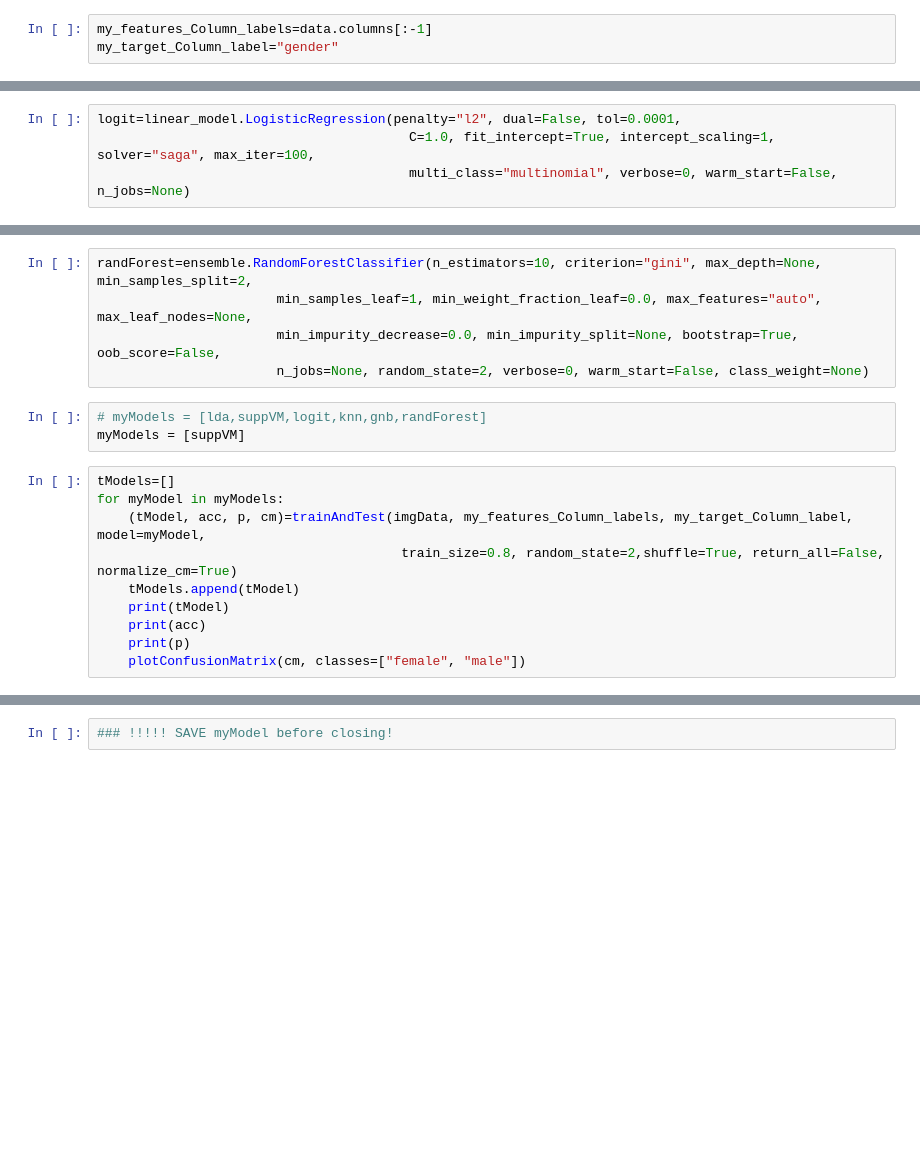
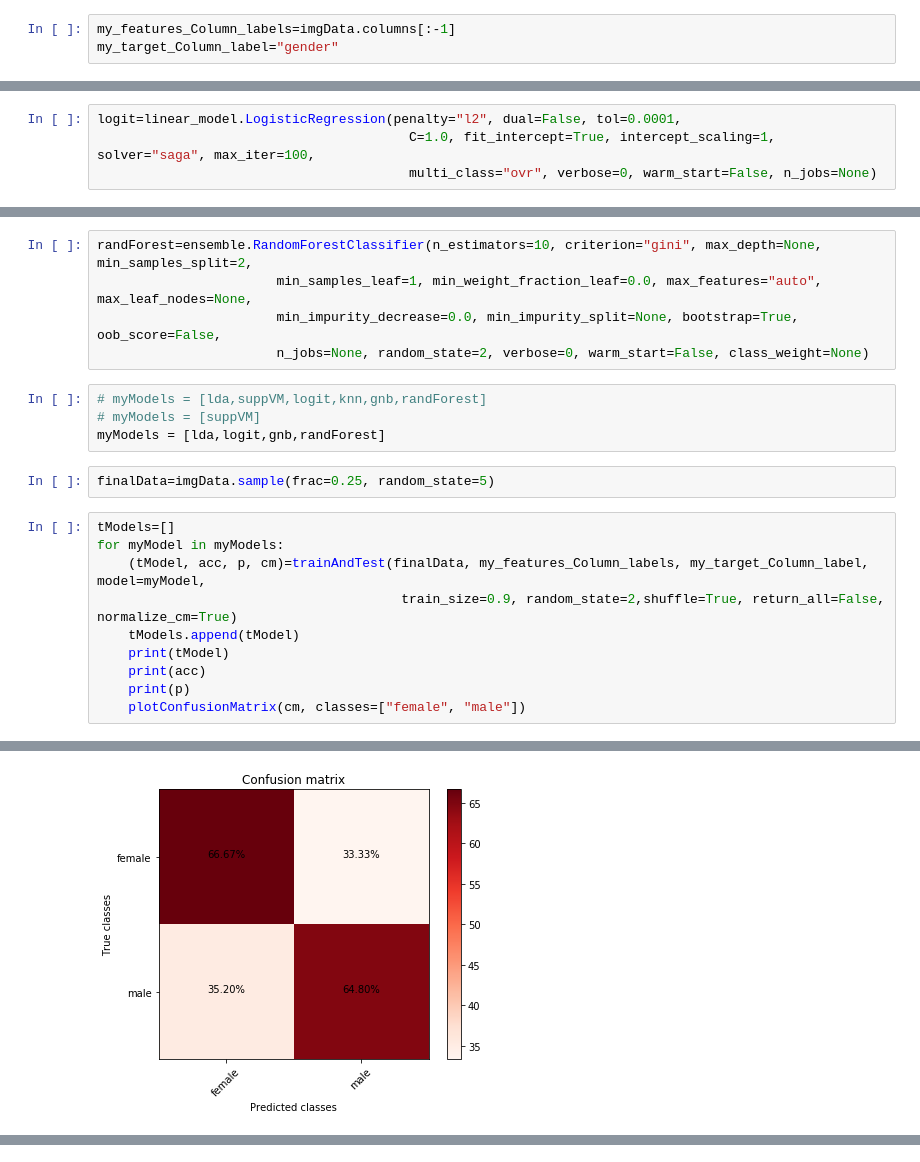
Before and after one commit to airoscar/3ShadesML, a Jupyter notebook: MLClassique/traditional_ML.ipynb, the cells around one changed output, grey strips where cells are left out. Drawn from its saved outputs; the diff is of its cells as text; blank space fills up the shorter version.

```diff
--- a/MLClassique/traditional_ML.ipynb
+++ b/MLClassique/traditional_ML.ipynb
@@ -35,5 +42,5 @@ imgData.shape
 # %%
-my_features_Column_labels=data.columns[:-1]
+my_features_Column_labels=imgData.columns[:-1]
 my_target_Column_label="gender"
 # %% [markdown]
 ## Learning functions
@@ -168,7 +175,7 @@ suppVM=svm.SVC(C=1000.0, cache_size=200, class_weight=None, coef0=0.0,
 # %%
 logit=linear_model.LogisticRegression(penalty="l2", dual=False, tol=0.0001,
                                         C=1.0, fit_intercept=True, intercept_scaling=1, solver="saga", max_iter=100,
-                                        multi_class="multinomial", verbose=0, warm_start=False, n_jobs=None)
+                                        multi_class="ovr", verbose=0, warm_start=False, n_jobs=None)
 # %%
 k=int(math.sqrt(len(imgData.index)))
 k=k if (not k%2) else k+1
@@ -183,14 +190,18 @@ randForest=ensemble.RandomForestClassifier(n_estimators=10, criterion="gini", ma
                        n_jobs=None, random_state=2, verbose=0, warm_start=False, class_weight=None)
 # %%
 # myModels = [lda,suppVM,logit,knn,gnb,randForest]
-myModels = [suppVM]
+# myModels = [suppVM]
+myModels = [lda,logit,gnb,randForest]
+# %%
+finalData=imgData.sample(frac=0.25, random_state=5)
 # %%
 tModels=[]
 for myModel in myModels:
-    (tModel, acc, p, cm)=trainAndTest(imgData, my_features_Column_labels, my_target_Column_label, model=myModel,
-                                       train_size=0.8, random_state=2,shuffle=True, return_all=False, normalize_cm=True)
+    (tModel, acc, p, cm)=trainAndTest(finalData, my_features_Column_labels, my_target_Column_label, model=myModel,
+                                       train_size=0.9, random_state=2,shuffle=True, return_all=False, normalize_cm=True)
     tModels.append(tModel)
     print(tModel)
     print(acc)
     print(p)
     plotConfusionMatrix(cm, classes=["female", "male"])
+# %% [output]
@@ -196,0 +225 @@ for myModel in myModels:
+[figure, added]
@@ -197,2 +228,0 @@ for myModel in myModels:
-# %%
-### !!!!! SAVE myModel before closing!
```
Also changed, not shown: parts of 6 cells of this notebook, 1 other file.
